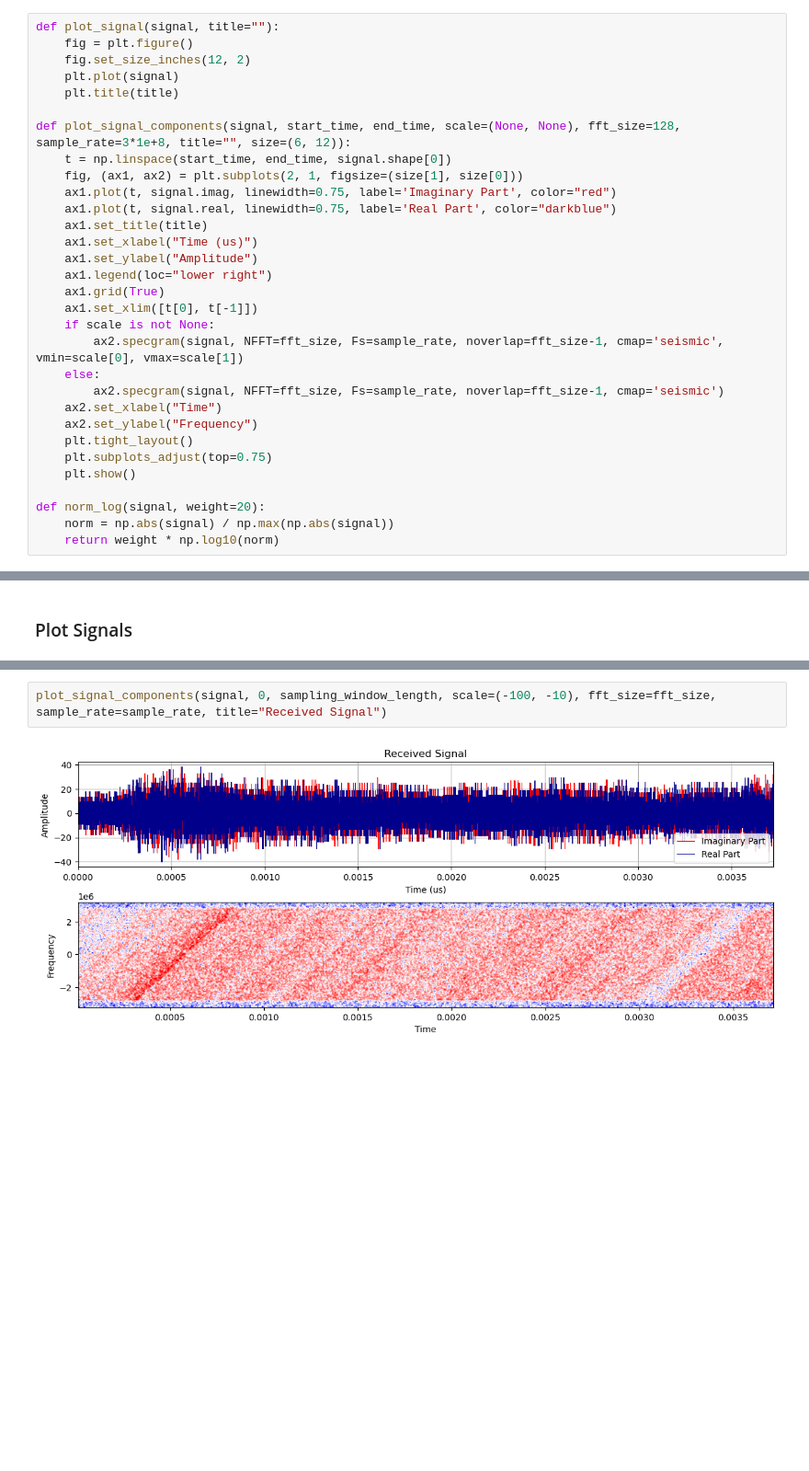
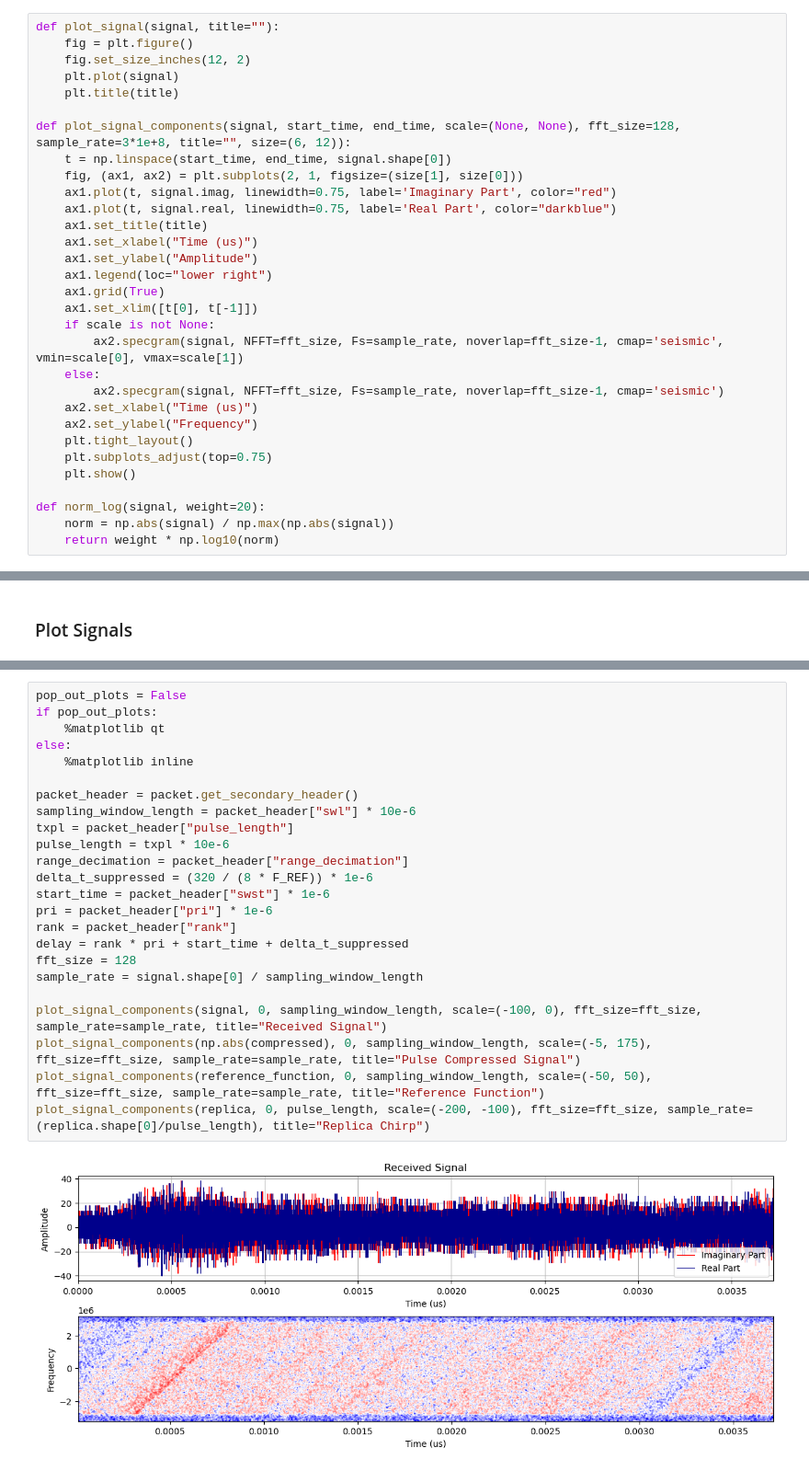
Before and after one commit to AndrewPlayer3/sar_processing, a Jupyter notebook: s1_level0/save_signals.ipynb, the cells around one changed output, grey strips where cells are left out. Shown at 92% size. Drawn from its saved outputs; the diff is of its cells as text; blank space fills up the shorter version.

Commit message:
target delay and range

```diff
--- a/s1_level0/save_signals.ipynb
+++ b/s1_level0/save_signals.ipynb
@@ -36,7 +37,7 @@ def plot_signal_components(signal, start_time, end_time, scale=(None, None), fft
         ax2.specgram(signal, NFFT=fft_size, Fs=sample_rate, noverlap=fft_size-1, cmap='seismic', vmin=scale[0], vmax=scale[1])
     else:
         ax2.specgram(signal, NFFT=fft_size, Fs=sample_rate, noverlap=fft_size-1, cmap='seismic')
-    ax2.set_xlabel("Time")
+    ax2.set_xlabel("Time (us)")
     ax2.set_ylabel("Frequency")
     plt.tight_layout()
     plt.subplots_adjust(top=0.75)
@@ -136,4 +133,26 @@ sample_rate = signal.shape[0] / sampling_window_length
 # %%
-plot_signal_components(signal, 0, sampling_window_length, scale=(-100, -10), fft_size=fft_size, sample_rate=sample_rate, title="Received Signal")
+pop_out_plots = False
+if pop_out_plots:
+    %matplotlib qt
+else:
+    %matplotlib inline
+
+packet_header = packet.get_secondary_header()
+sampling_window_length = packet_header["swl"] * 10e-6
+txpl = packet_header["pulse_length"]
+pulse_length = txpl * 10e-6
+range_decimation = packet_header["range_decimation"]
+delta_t_suppressed = (320 / (8 * F_REF)) * 1e-6
+start_time = packet_header["swst"] * 1e-6
+pri = packet_header["pri"] * 1e-6
+rank = packet_header["rank"]
+delay = rank * pri + start_time + delta_t_suppressed
+fft_size = 128
+sample_rate = signal.shape[0] / sampling_window_length
+
+plot_signal_components(signal, 0, sampling_window_length, scale=(-100, 0), fft_size=fft_size, sample_rate=sample_rate, title="Received Signal")
+plot_signal_components(np.abs(compressed), 0, sampling_window_length, scale=(-5, 175), fft_size=fft_size, sample_rate=sample_rate, title="Pulse Compressed Signal")
+plot_signal_components(reference_function, 0, sampling_window_length, scale=(-50, 50), fft_size=fft_size, sample_rate=sample_rate, title="Reference Function")
+plot_signal_components(replica, 0, pulse_length, scale=(-200, -100), fft_size=fft_size, sample_rate=(replica.shape[0]/pulse_length), title="Replica Chirp")
 # %% [output]
-[figure, old version]
+[figure, new version]
```
Also changed, not shown: parts of 13 cells of this notebook.
